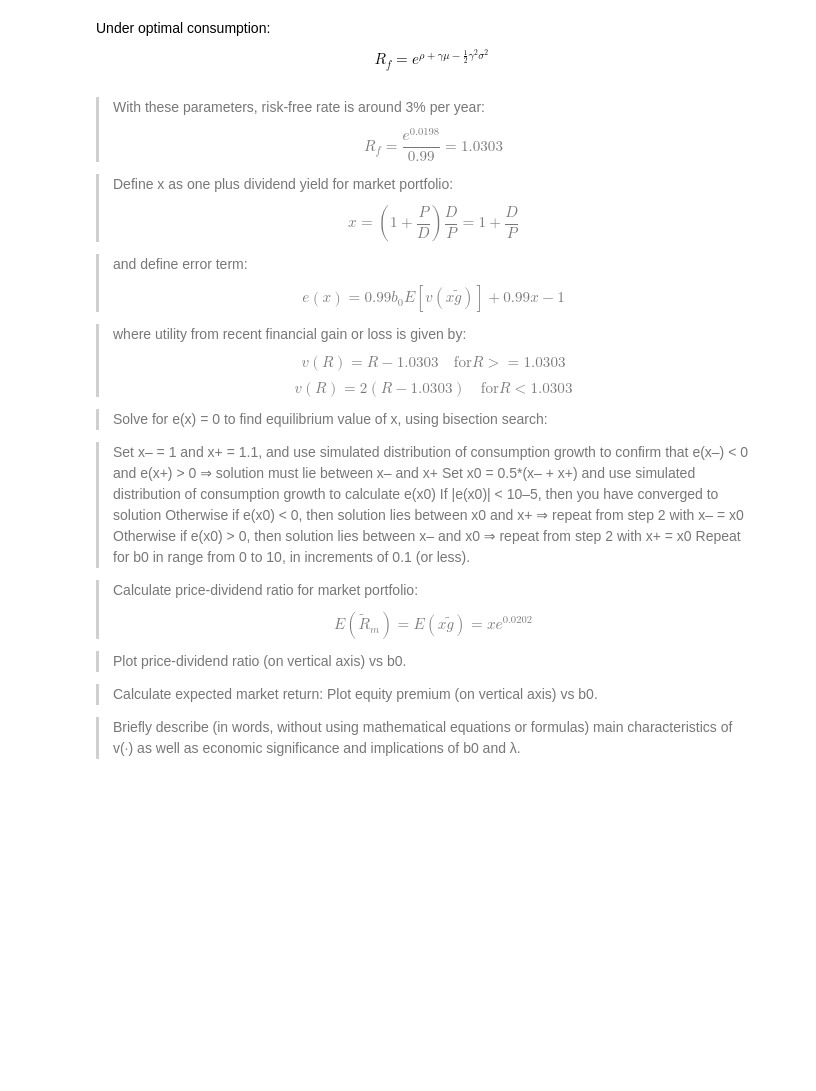
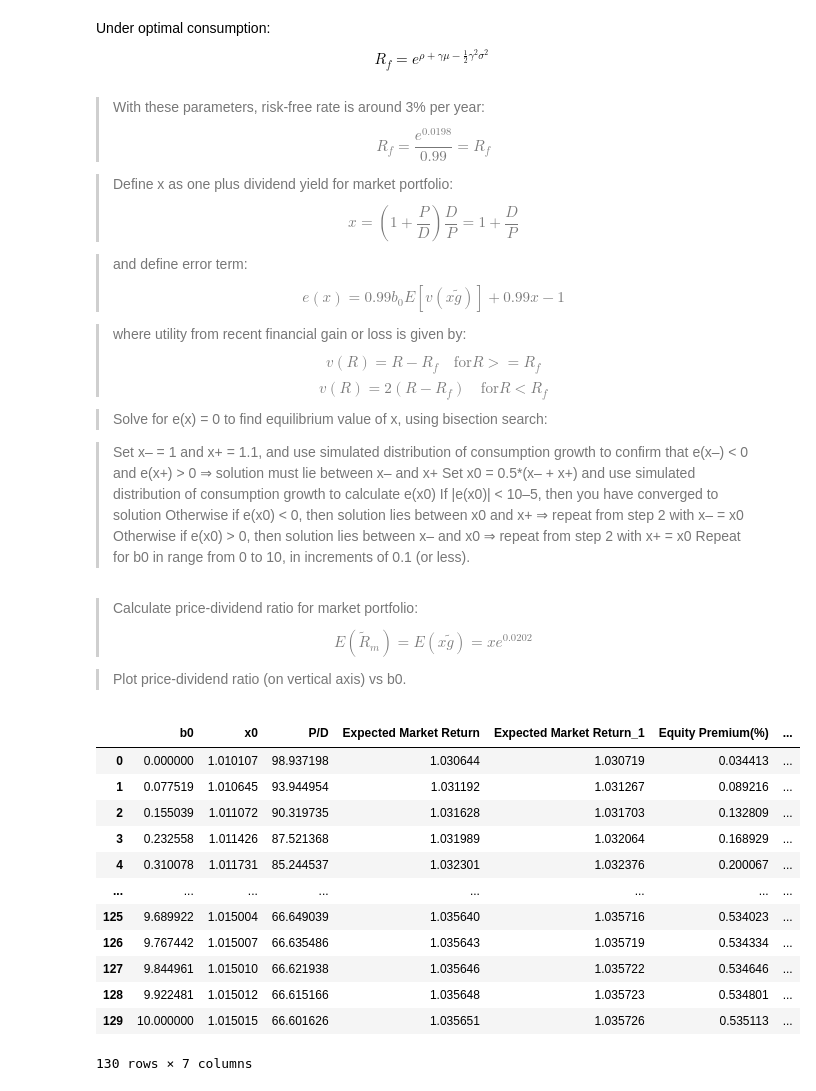
Before and after one commit to changjulian17/mqf_practice, a Jupyter notebook: QF600_Asset_Pricing/Homework_6/Behavioural_Finance.ipynb, the cells around one changed output. Cells and saved outputs as stored; diff of their text form; code cells hidden in the pictures; blank space fills up the shorter version.

```diff
--- a/QF600_Asset_Pricing/Homework_6/Behavioural_Finance.ipynb
+++ b/QF600_Asset_Pricing/Homework_6/Behavioural_Finance.ipynb
@@ -70,11 +27,22 @@ Under optimal consumption:
 $$
 R_f = e^{\rho + \gamma \mu - \frac{1}{2} \gamma^2 \sigma^2}
 $$
+# %%
+# instantiate constants
+delta = 0.99
+gamma = 1
+lambd = 2
+R_f = 1.0303
+# get estimate for g
+samples = 10**5
+epsilon = np.random.standard_normal(samples)
+ln_g = 0.02 + 0.02 * epsilon
+g = np.exp(ln_g)
 # %% [markdown]
 
 > With these parameters, risk-free rate is around 3% per year:
 > $$
-> R_f = \frac{e^{0.0198}}{0.99} = 1.0303
+> R_f = \frac{e^{0.0198}}{0.99} = R_f
 > $$
 
 
@@ -90,10 +58,10 @@ $$
 
 > where utility from recent financial gain or loss is given by:
 > $$
-> v(R) = R - 1.0303 \quad \text{for} R >= 1.0303
+> v(R) = R - R_f \quad \text{for} R >= R_f
 > $$
 > $$
-> v(R) = 2(R - 1.0303) \quad \text{for} R < 1.0303
+> v(R) = 2(R - R_f) \quad \text{for} R < R_f
 > $$
 
 > Solve for e(x) = 0 to find equilibrium value of x, using bisection search:
@@ -104,16 +72,3 @@ $$
 > Otherwise if e(x0) < 0, then solution lies between x0 and x+ ⇒ repeat from step 2 with x– = x0
 > Otherwise if e(x0) > 0, then solution lies between x– and x0 ⇒ repeat from step 2 with x+ = x0
 > Repeat for b0 in range from 0 to 10, in increments of 0.1 (or less).
-
-
-> Calculate price-dividend ratio for market portfolio:
-> $$
-> E(\tilde{R}_m) = E(x \tilde{g}) = x e^{0.0202}
-> $$
-
-> Plot price-dividend ratio (on vertical axis) vs b0.
-
-> Calculate expected market return:
-> Plot equity premium (on vertical axis) vs b0.
-
-> Briefly describe (in words, without using mathematical equations or formulas) main characteristics of v(∙) as well as economic significance and implications of b0 and λ.
@@ -119,0 +120,9 @@ $$
+# %% [markdown]
+
+
+> Calculate price-dividend ratio for market portfolio:
+> $$
+> E(\tilde{R}_m) = E(x \tilde{g}) = x e^{0.0202}
+> $$
+
+> Plot price-dividend ratio (on vertical axis) vs b0.
@@ -119,0 +135,26 @@ $$
+# %%
+df = pd.DataFrame({
+                    'b0': ls_b0,
+                   'x0': ls_x0,
+                   'P/D': 1/ (np.array(ls_x0)-1),
+                   'Expected Market Return': market_exp,
+                   'Expected Market Return_1': market_exp1
+                   })
+df['Equity Premium(%)'] = (df['Expected Market Return'] - R_f) * 100
+df['Equity Premium_1(%)'] = (df['Expected Market Return_1'] - R_f) * 100
+
+df
+# %% [output]
+|  | b0 | x0 | P/D | Expected Market Return | Expected Market Return_1 | Equity Premium(%) | ... |
+| 0 | 0.000000 | 1.010107 | 98.937198 | 1.030644 | 1.030719 | 0.034413 | ... |
+| 1 | 0.077519 | 1.010645 | 93.944954 | 1.031192 | 1.031267 | 0.089216 | ... |
+| 2 | 0.155039 | 1.011072 | 90.319735 | 1.031628 | 1.031703 | 0.132809 | ... |
+| 3 | 0.232558 | 1.011426 | 87.521368 | 1.031989 | 1.032064 | 0.168929 | ... |
+| 4 | 0.310078 | 1.011731 | 85.244537 | 1.032301 | 1.032376 | 0.200067 | ... |
+| ... | ... | ... | ... | ... | ... | ... | ... |
+| 125 | 9.689922 | 1.015004 | 66.649039 | 1.035640 | 1.035716 | 0.534023 | ... |
+| 126 | 9.767442 | 1.015007 | 66.635486 | 1.035643 | 1.035719 | 0.534334 | ... |
+| 127 | 9.844961 | 1.015010 | 66.621938 | 1.035646 | 1.035722 | 0.534646 | ... |
+| 128 | 9.922481 | 1.015012 | 66.615166 | 1.035648 | 1.035723 | 0.534801 | ... |
+| 129 | 10.000000 | 1.015015 | 66.601626 | 1.035651 | 1.035726 | 0.535113 | ... |
+130 rows × 7 columns
```
Also changed, not shown: parts of 12 cells of this notebook, 1 other file.
